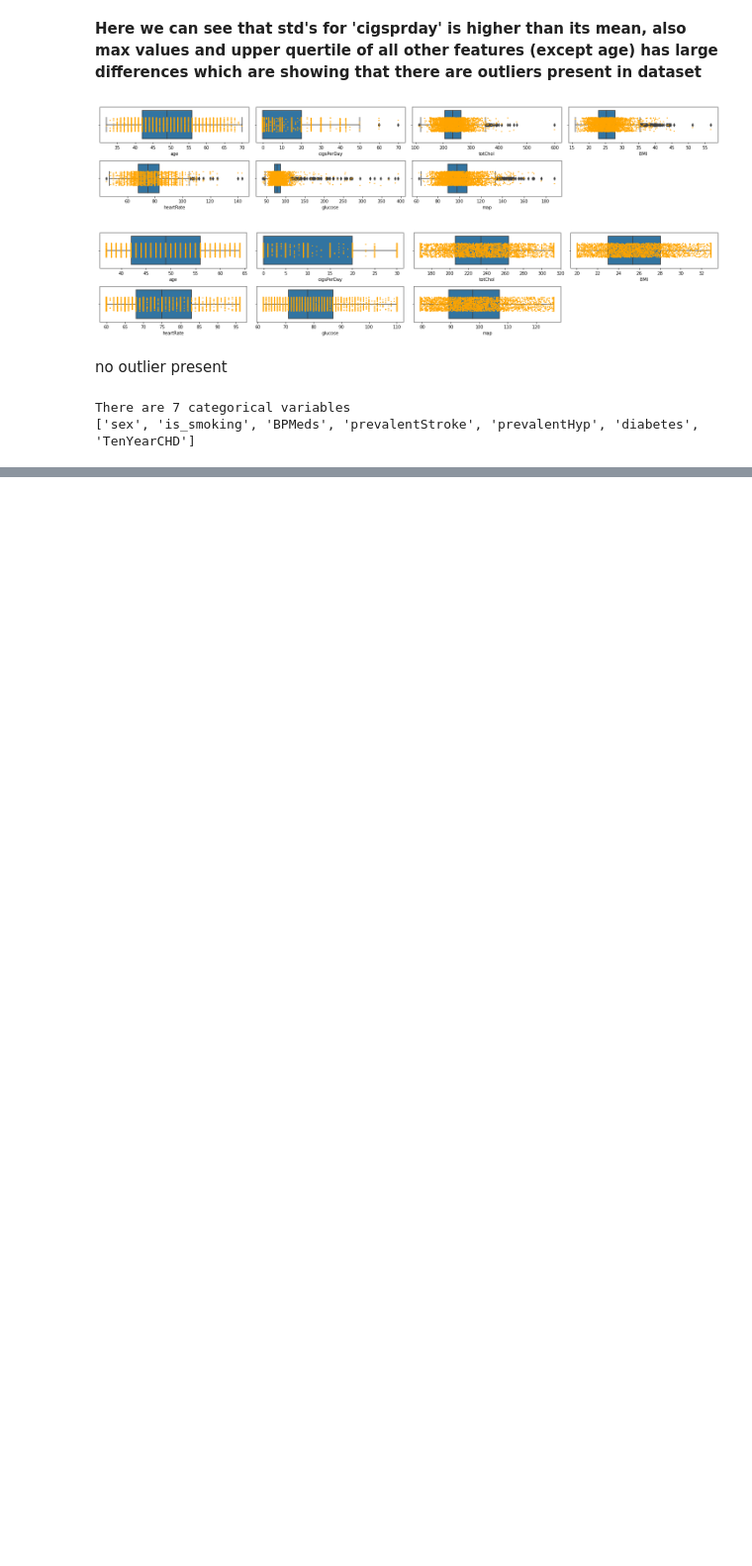
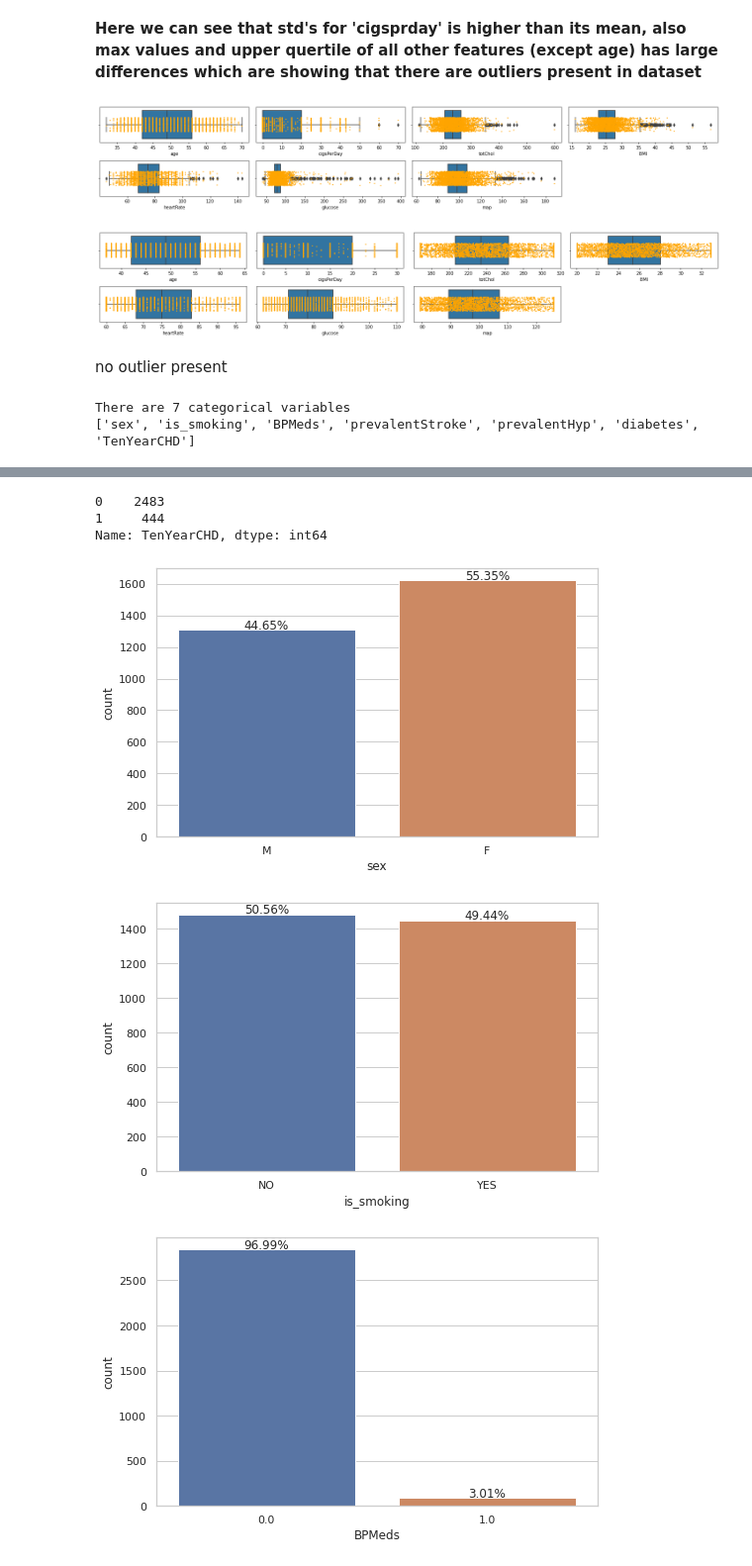
Before and after one commit to guptaprateek98/Capstone_CV_Risk_Prediction, a Jupyter notebook: Capstone_CV_Risk_Prediction.ipynb, the cells around one changed output, grey strips where cells are left out. Shown at 99% size. Saved outputs shown, nothing was run; the diff lists cells and outputs as text; code cells hidden in the pictures; blank space fills up the shorter version.

```diff
--- a/Capstone_CV_Risk_Prediction.ipynb
+++ b/Capstone_CV_Risk_Prediction.ipynb
@@ -276,6 +251,0 @@ categorical
-# %%
-fig=plt.figure(figsize=(20,20))
-for i, feature in enumerate(categorical):
-    ax=fig.add_subplot(5,4,i+1)
-    dataf[feature].hist(bins=20,ax=ax,facecolor='green')
-    ax.set_title(feature+" Distribution",color='red')
@@ -283,0 +252,3 @@ for i, feature in enumerate(categorical):
+# %%
+for i,j in enumerate(categorical):
+  print(j)
@@ -283,0 +263,21 @@ for i, feature in enumerate(categorical):
+# %%
+for i,j in enumerate(categorical):
+  sns.set(style="whitegrid")
+  plt.figure(figsize=(8,5))
+
+  ax = sns.countplot(dataf[j])
+  target_temp = dataf[j].value_counts()
+
+  total = float(len(dataf[j]))
+  # for showing the percentage
+  for p in ax.patches:
+    height = p.get_height()
+    ax.text(p.get_x()+p.get_width()/2., height + 10,'{:.2f}%'.format(100*height/total), ha="center")
+print(target_temp)
+# %% [output]
+0    2483
+1     444
+Name: TenYearCHD, dtype: int64
+[figure, added]
+[figure, added]
+[figure, added]
```
Also changed, not shown: parts of 6 cells of this notebook.
